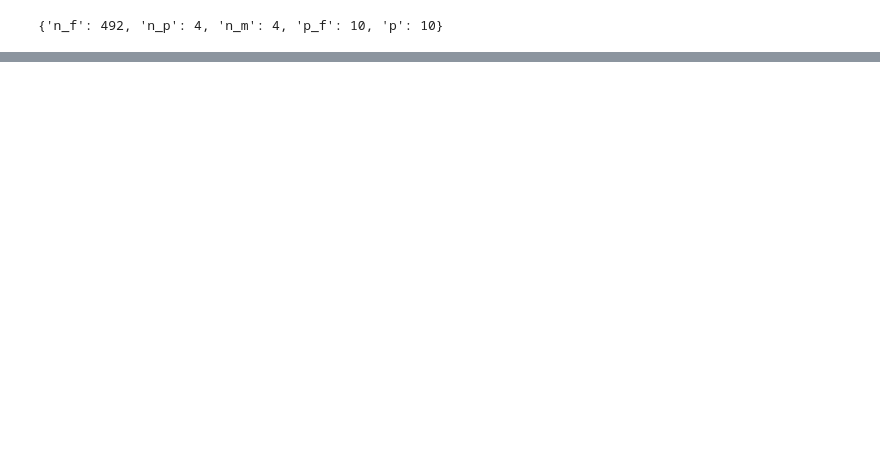
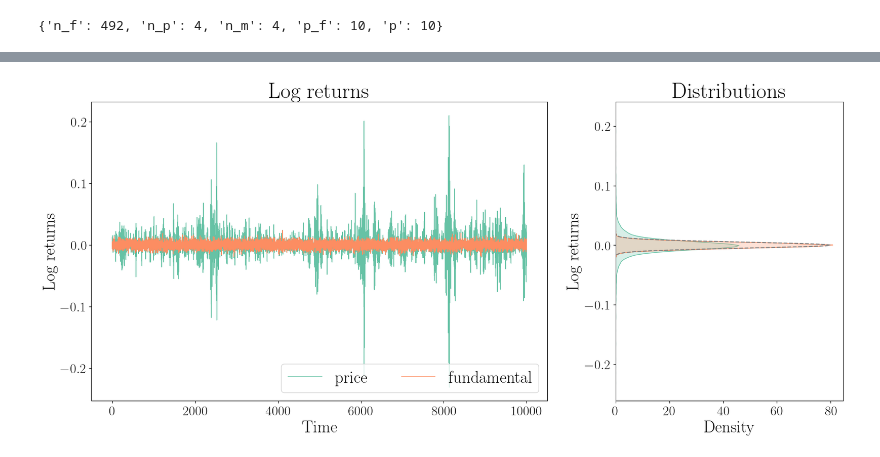
Before and after one commit to paololapo/LuxMarchesiModel, a Jupyter notebook: notebook.ipynb, the cells around one changed output, grey strips where cells are left out. Cells and saved outputs as stored; diff of their text form; code cells hidden in the pictures; blank space fills up the shorter version.

```diff
--- a/notebook.ipynb
+++ b/notebook.ipynb
@@ -62,0 +72,35 @@ fig.tight_layout();
+# %%
+fig = plt.figure(figsize=(20, 8))
+fontsize = 25
+
+ret = np.diff(np.log(history["prices"]))
+eps = np.diff(np.log(history["fundamentals"]))
+
+# Define the gridspec to allocate more space to the first plot
+gs = gridspec.GridSpec(1, 2, width_ratios=[3, 1.5])
+
+# First subplot (series)
+ax1 = plt.subplot(gs[0])
+ax1.plot(time[1:], ret, lw=1, color=colors[0], label="price")
+ax1.plot(time[1:], eps, lw=1, color=colors[1], label="fundamental")
+ax1.set_xlabel("Time", fontsize=fontsize)
+ax1.set_ylabel("Log returns", fontsize=fontsize)
+ax1.tick_params(axis='both', which='major', labelsize=fontsize*0.8)
+ax1.tick_params(axis='both', which='minor', labelsize=fontsize*0.8)
+ax1.set_title("Log returns", fontsize=fontsize*1.3)
+ax1.legend(loc="lower right", fontsize=fontsize, ncol=2)
+
+# Second subplot (distributions)
+ax2 = plt.subplot(gs[1])
+sns.kdeplot(y=ret, color=colors[0], ax=ax2, label="price", fill=True)
+sns.kdeplot(y=eps, color=colors[1], ax=ax2, label="fundamental", fill=True)
+sns.kdeplot(y=np.random.normal(0, params["sigma_eps"], int(1e6)), color="grey", ax=ax2, label="normal", linestyle="--")
+ax2.set_xlabel("Density", fontsize=fontsize)
+ax2.set_ylabel("Log returns", fontsize=fontsize)
+ax2.tick_params(axis='both', which='major', labelsize=fontsize*0.8)
+ax2.tick_params(axis='both', which='minor', labelsize=fontsize*0.8)
+ax2.set_title("Distributions", fontsize=fontsize*1.3)
+
+plt.show()
+# %% [output]
+[figure, added]
```
Also changed, not shown: parts of 16 cells of this notebook, 3 other files.
